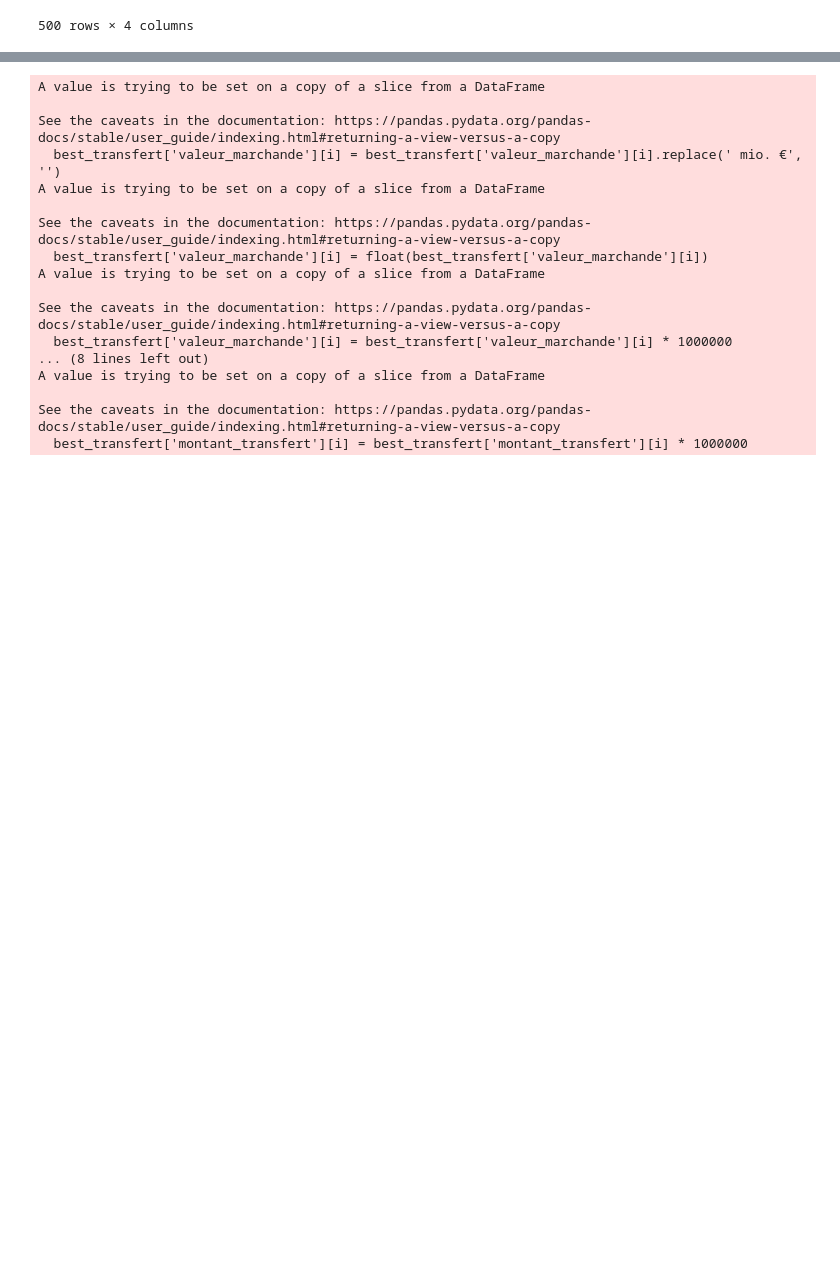
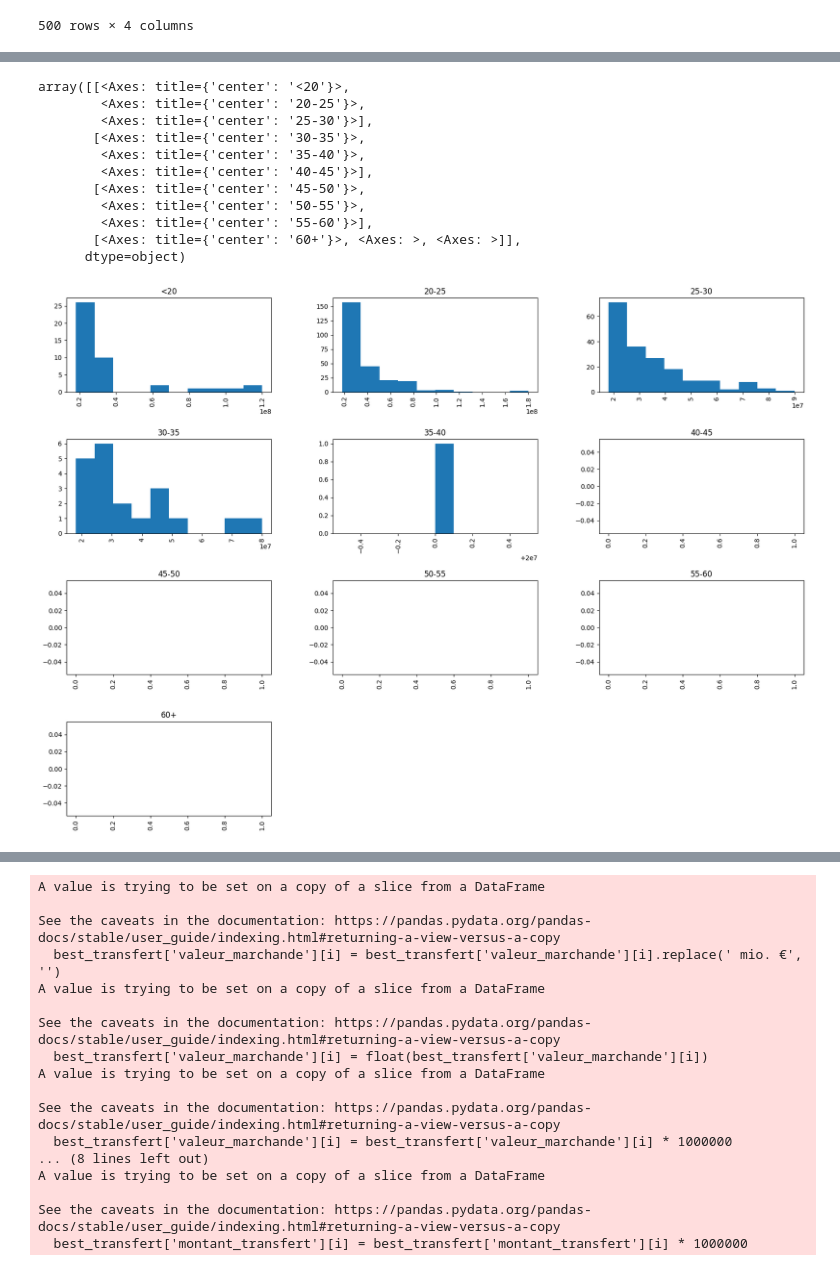
Before and after one commit to guypi001/DE, a Jupyter notebook: prog _test(1).ipynb, the cells around one changed output, grey strips where cells are left out. Drawn from its saved outputs; the diff is of its cells as text; code cells hidden in the pictures; blank space fills up the shorter version.

```diff
--- a/prog _test(1).ipynb
+++ b/prog _test(1).ipynb
@@ -1239,6 +1239,9 @@ valeur_marchandes_j['Valeur marchande'] = valeur_marchandes_j['Valeur marchande'
 
 # remplacer les virgules par des points
 valeur_marchandes_j['Valeur marchande'] = valeur_marchandes_j['Valeur marchande'].str.replace(',', '.')
+
+# mettre la colonne age en int
+valeur_marchandes_j['Âge'] = valeur_marchandes_j['Âge'].astype(int)
 
 # dans la colonnes 'Valeur marchande' lorsqu'une ligne contient la chaine de caractere 'mio. €' la supprimer et multiplier la valeur par 1000000
 for i in range(len(valeur_marchandes_j)):
@@ -1280,3 +1283,9 @@ See the caveats in the documentation: https://pandas.pydata.org/pandas-docs/stab
 | 498 | Lutsharel Geertruida | Arrière droit | 22 | 18000000.0 |
 | 499 | Claudinho | Milieu offensif | 26 | 18000000.0 |
 500 rows × 4 columns
+# %%
+# Faire des intervalle d age
+bins = [0, 20, 25, 30, 35, 40, 45, 50, 55, 60, np.inf]
+labels = ['<20', '20-25', '25-30', '30-35', '35-40', '40-45', '45-50', '50-55', '55-60', '60+']
+valeur_marchandes_j['AgeGroup'] = pd.cut(valeur_marchandes_j['Âge'], bins, labels = labels)
+valeur_marchandes_j
@@ -1282,0 +1306,16 @@ See the caveats in the documentation: https://pandas.pydata.org/pandas-docs/stab
+# %%
+# faire un histograme en fonction de AgeGroup
+valeur_marchandes_j.hist(column='Valeur marchande', by='AgeGroup', bins=10, figsize=(20,15))
+# %% [output]
+array([[<Axes: title={'center': '<20'}>,
+        <Axes: title={'center': '20-25'}>,
+        <Axes: title={'center': '25-30'}>],
+       [<Axes: title={'center': '30-35'}>,
+        <Axes: title={'center': '35-40'}>,
+        <Axes: title={'center': '40-45'}>],
+       [<Axes: title={'center': '45-50'}>,
+        <Axes: title={'center': '50-55'}>,
+        <Axes: title={'center': '55-60'}>],
+       [<Axes: title={'center': '60+'}>, <Axes: >, <Axes: >]],
+      dtype=object)
+[figure, added]
```
Also changed, not shown: parts of 9 cells of this notebook, 1 other file.
